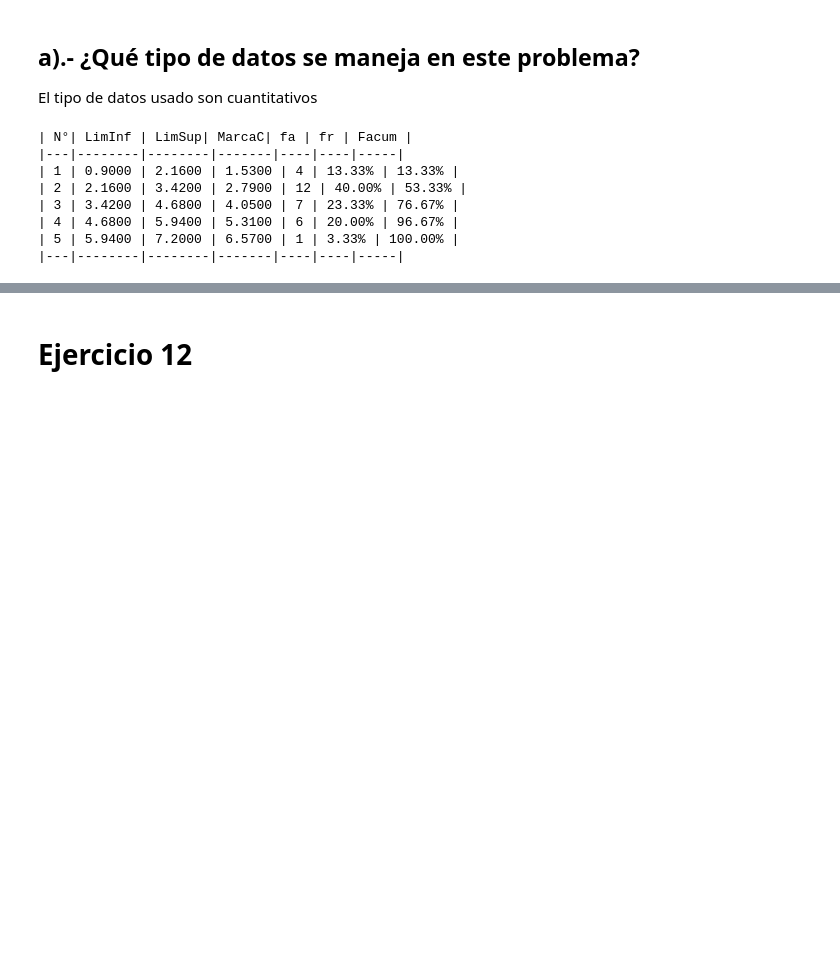
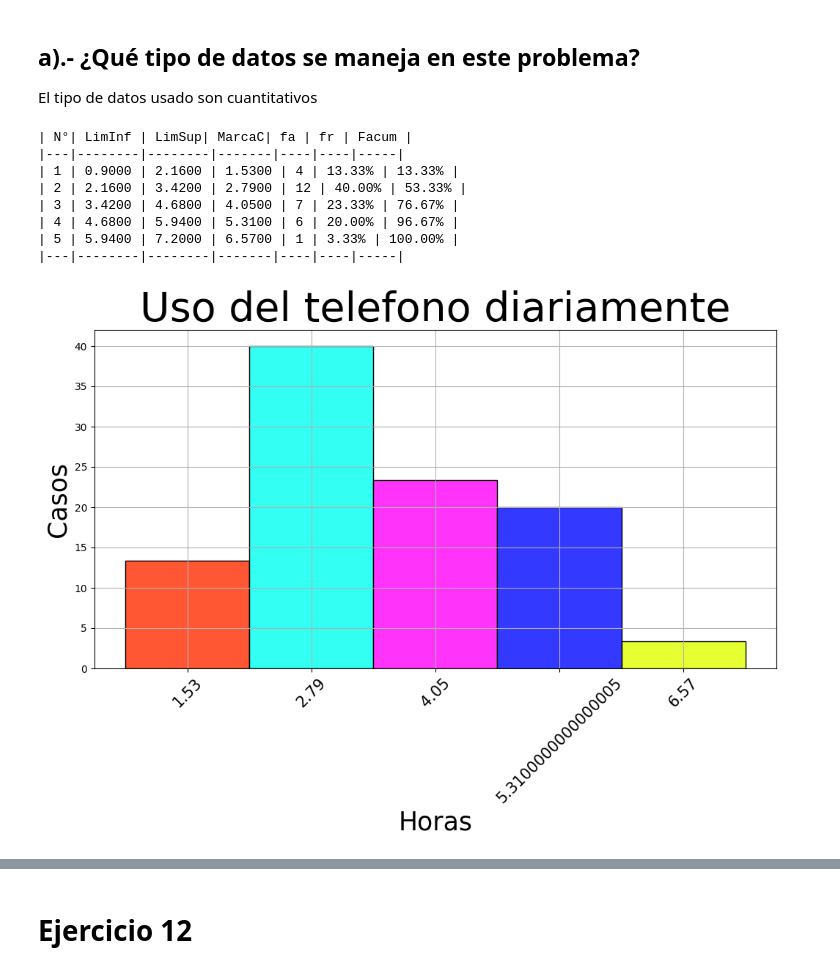
Before and after one commit to imac17itsoeh/VSHVerano2024T1, a Jupyter notebook: testGlobal.ipynb, the cells around one changed output, grey strips where cells are left out. Cells and saved outputs as stored; diff of their text form; code cells hidden in the pictures; blank space fills up the shorter version.

```diff
--- a/testGlobal.ipynb
+++ b/testGlobal.ipynb
@@ -59,26 +59,38 @@ El tipo de datos usado son cuantitativos
 # %%
 lista=[2.5, 4.5, 5.8, 2.2, 5.7,
        5.3, 4.0, 0.9, 2.5, 2.3,
        3.2, 4.9, 2.7, 3.7, 3.8,
        4.9, 2.8, 3.6, 4.2, 3.1,
        7.2, 1.9, 5.9, 3.3, 2.9,
        1.1, 1.7, 2.6, 3.1, 4.4]
 ordenadas=c.ordenar_asc(lista)
 clases_sorted = c.ordenar_asc(lista)
 lim_inf, lim_sup, mrks = ms.calcular_estadisticas_intervalos(ordenadas)
 fa= g.fa_grouped(ordenadas, lim_inf, lim_sup)
 fr = s.obtener_frecuencia_relativa(fa)
 facum=l.obtener_frecuencia_relativa_acumulada(fr)
 print()
 tabla_generada = h.generar_tabla_distribucion_frecuencias(ordenadas, lim_inf, lim_sup,mrks, fa, fr, facum)
 
 print(tabla_generada)
+
+marcas_clases= i.obtener_indices(mrks)
+
+labelx = "Horas"
+labely = "Casos"
+labely2 = "Porcentaje de casos"
+titulo = "Uso del telefono diariamente"
+
+
+ht.generar_histograma(marcas_clases, fr, mrks, labelx, labely, titulo)
+o.generar_ojiva(marcas_clases, facum, mrks, labelx, labely2, titulo)
 # %% [output]
 | N°| LimInf | LimSup| MarcaC| fa | fr | Facum |
 |---|--------|--------|-------|----|----|-----|
 | 1 | 0.9000 | 2.1600 | 1.5300 | 4 | 13.33% | 13.33% |
 | 2 | 2.1600 | 3.4200 | 2.7900 | 12 | 40.00% | 53.33% |
 | 3 | 3.4200 | 4.6800 | 4.0500 | 7 | 23.33% | 76.67% |
 | 4 | 4.6800 | 5.9400 | 5.3100 | 6 | 20.00% | 96.67% |
 | 5 | 5.9400 | 7.2000 | 6.5700 | 1 | 3.33% | 100.00% |
 |---|--------|--------|-------|----|----|-----|
+[figure, added]
```
Also changed, not shown: parts of 1 cell of this notebook.
